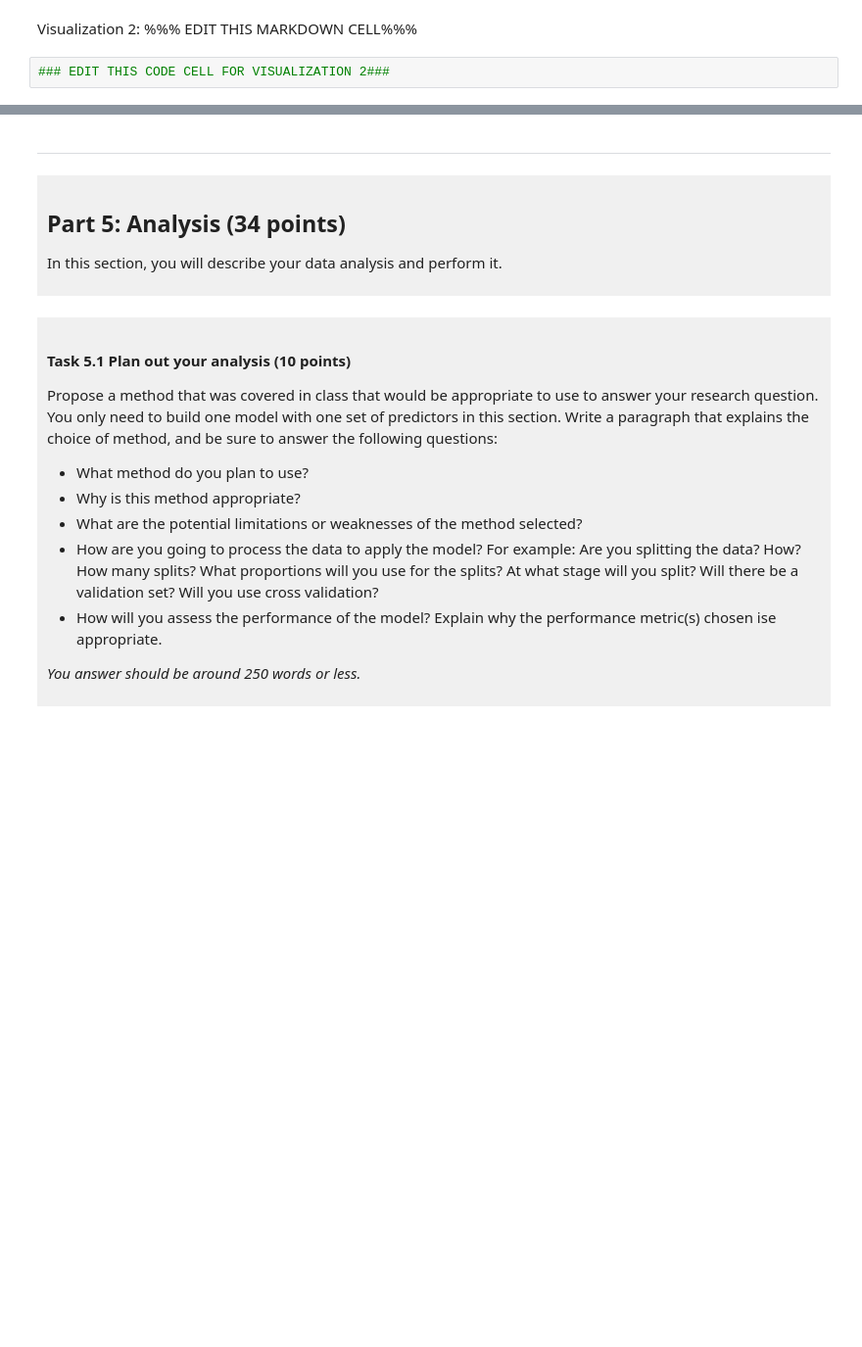
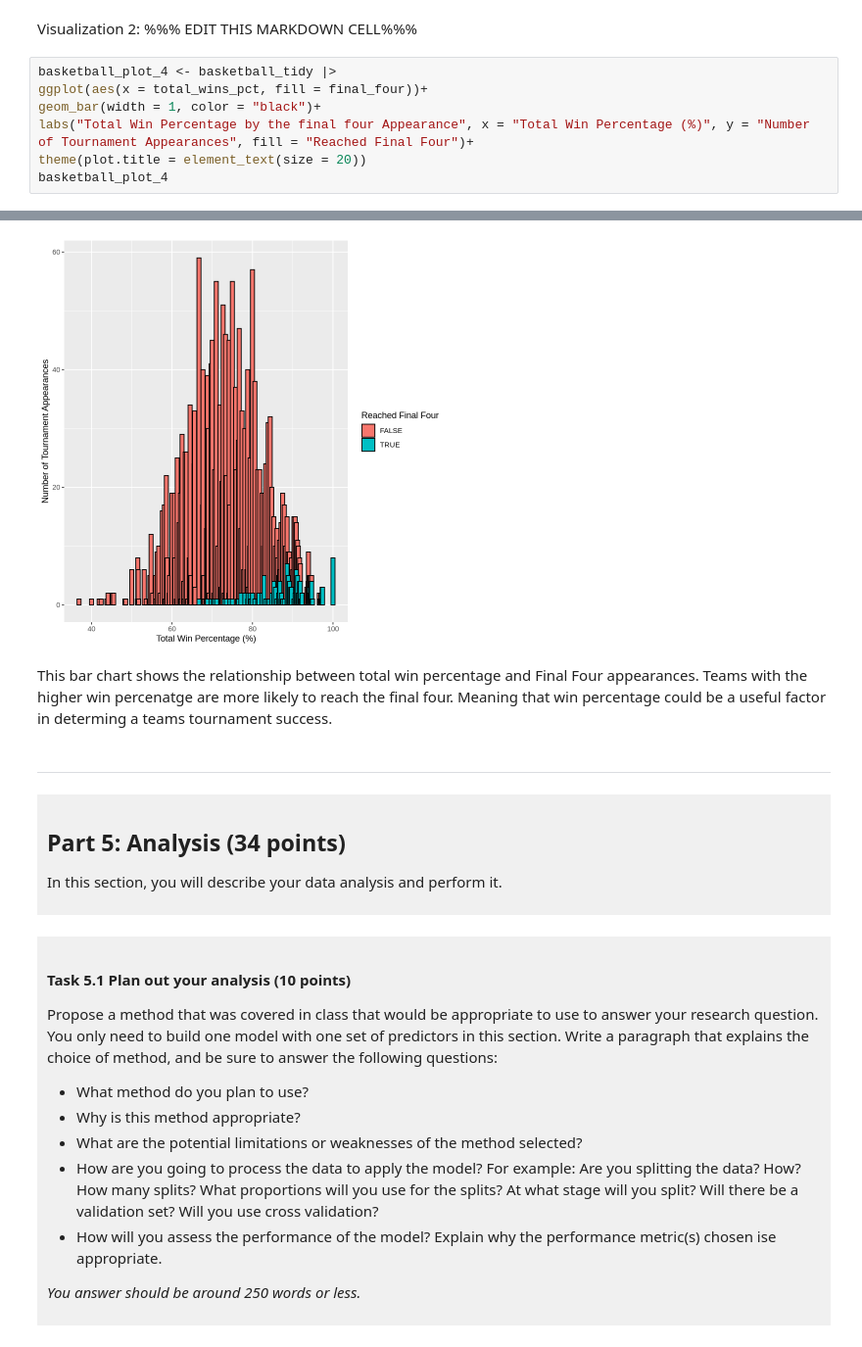
Before and after one commit to hudmun0629/dsci-100-project-Hudson-Munro, a Jupyter notebook: dsci-100-project-notebook.ipynb, the cells around one changed output, grey strips where cells are left out. Shown at 98% size. Drawn from its saved outputs; the diff is of its cells as text; blank space fills up the shorter version.

```diff
--- a/dsci-100-project-notebook.ipynb
+++ b/dsci-100-project-notebook.ipynb
@@ -360,4 +380,10 @@ Visualization 1: %%% EDIT THIS MARKDOWN CELL%%%
 # %% [markdown]
 Visualization 2: %%% EDIT THIS MARKDOWN CELL%%%
 # %%
-### EDIT THIS CODE CELL FOR VISUALIZATION 2###
+basketball_plot_4 <- basketball_tidy |>
+ggplot(aes(x = total_wins_pct, fill = final_four))+
+geom_bar(width = 1, color = "black")+
+labs("Total Win Percentage by the final four Appearance", x = "Total Win Percentage (%)", y = "Number of Tournament Appearances", fill = "Reached Final Four")+
+theme(plot.title = element_text(size = 20))
+basketball_plot_4
+# %% [output]
@@ -364,3 +392,6 @@ Visualization 2: %%% EDIT THIS MARKDOWN CELL%%%
+[figure, added]
+# %% [markdown]
+This bar chart shows the relationship between total win percentage and Final Four appearances. Teams with the higher win percenatge are more likely to reach the final four. Meaning that win percentage could be a useful factor in determing a teams tournament success.
 # %% [markdown]
 ------
 # %% [markdown]
```
Also changed, not shown: parts of 7 cells of this notebook.
